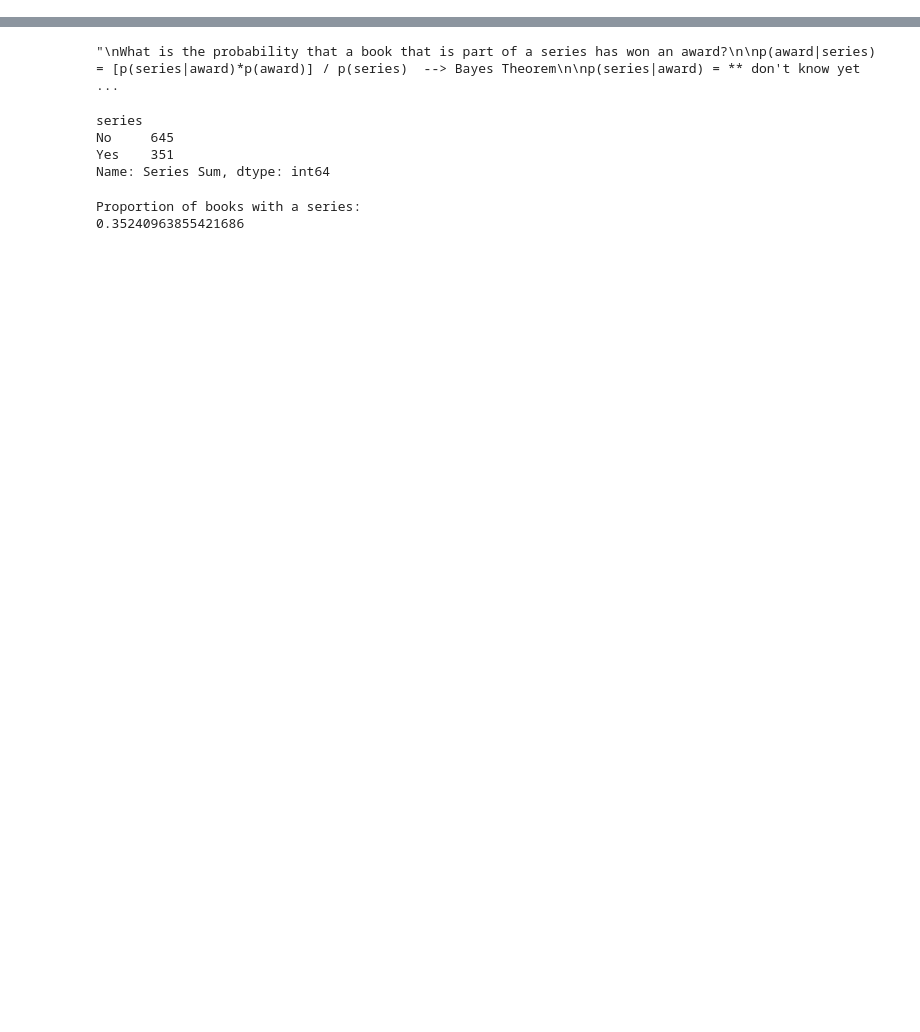
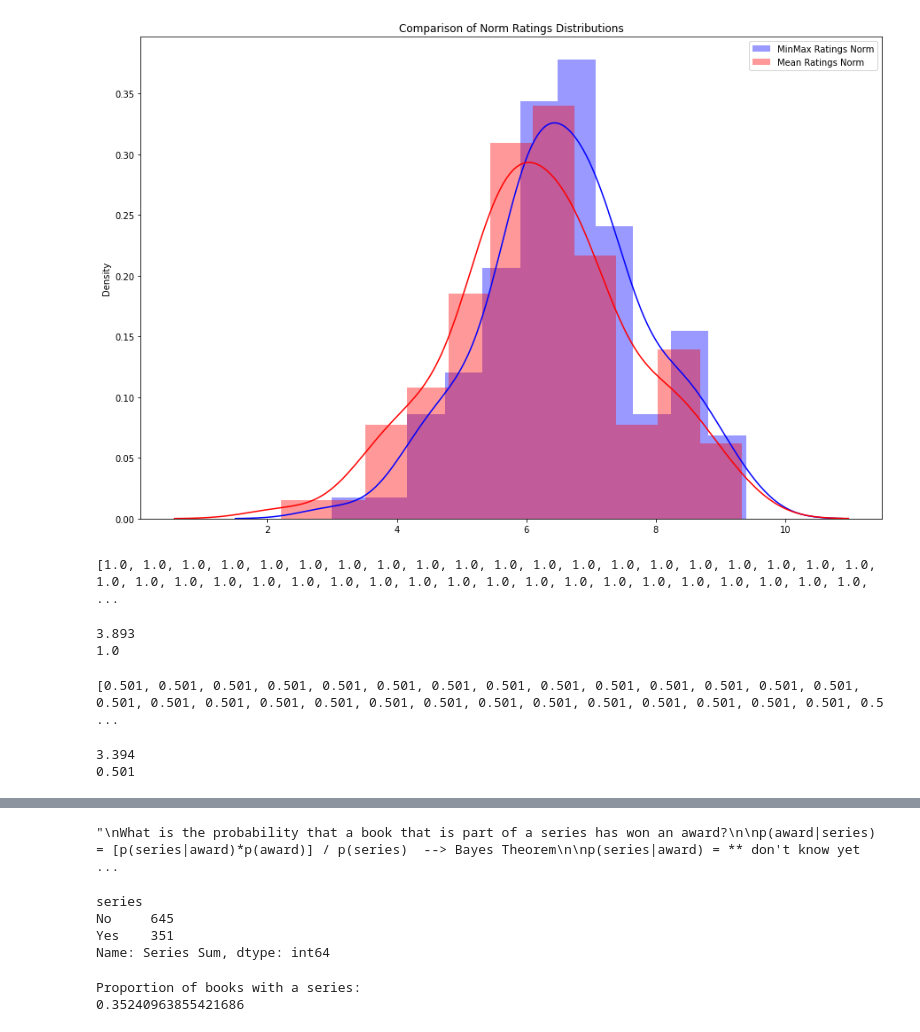
Before and after one commit to lorenzodemiri/Project_Snape, a Jupyter notebook: visualization_kimberley.ipynb, the cells around one changed output, grey strips where cells are left out. Saved outputs shown, nothing was run; the diff lists cells and outputs as text; code cells hidden in the pictures; blank space fills up the shorter version.

```diff
--- a/visualization_kimberley.ipynb
+++ b/visualization_kimberley.ipynb
@@ -97,0 +102,34 @@ plt.savefig('norm_dists.jpg')
+# %%
+# Distribution plot of both normal distributions
+plt.figure(figsize=(15,10))
+sns.distplot(minmax_ratings_list, label='MinMax Ratings Norm', color='blue')
+sns.distplot(mean_ratings_norm, label='Mean Ratings Norm', color='red')
+c=plt.legend()
+plt.title("Comparison of Norm Ratings Distributions")
+plt.savefig('norm_ratings_dists.jpg')
+# %% [output]
+[figure, added]
+# %%
+minmax_awards_list = sample_books["minmax_norm_awards"].tolist()
+minmax_awards_list.sort()
+print(minmax_awards_list)
+# %% [output]
+[1.0, 1.0, 1.0, 1.0, 1.0, 1.0, 1.0, 1.0, 1.0, 1.0, 1.0, 1.0, 1.0, 1.0, 1.0, 1.0, 1.0, 1.0, 1.0, 1.0, 1.0, 1.0, 1.0, 1.0, 1.0, 1.0, 1.0, 1.0, 1.0, 1.0, 1.0, 1.0, 1.0, 1.0, 1.0, 1.0, 1.0, 1.0, 1.0, 1.0, ...
+# %%
+print(max(minmax_awards_list))
+print(min(minmax_awards_list))
+# %% [output]
+3.893
+1.0
+# %%
+mean_awards_norm = sample_books["mean_norm_awards"].tolist()
+mean_awards_norm.sort()
+print(mean_awards_norm)
+# %% [output]
+[0.501, 0.501, 0.501, 0.501, 0.501, 0.501, 0.501, 0.501, 0.501, 0.501, 0.501, 0.501, 0.501, 0.501, 0.501, 0.501, 0.501, 0.501, 0.501, 0.501, 0.501, 0.501, 0.501, 0.501, 0.501, 0.501, 0.501, 0.501, 0.5 ...
+# %%
+print(max(mean_awards_norm))
+print(min(mean_awards_norm))
+# %% [output]
+3.394
+0.501
```
Also changed, not shown: parts of 57 cells of this notebook, 20 other files.
